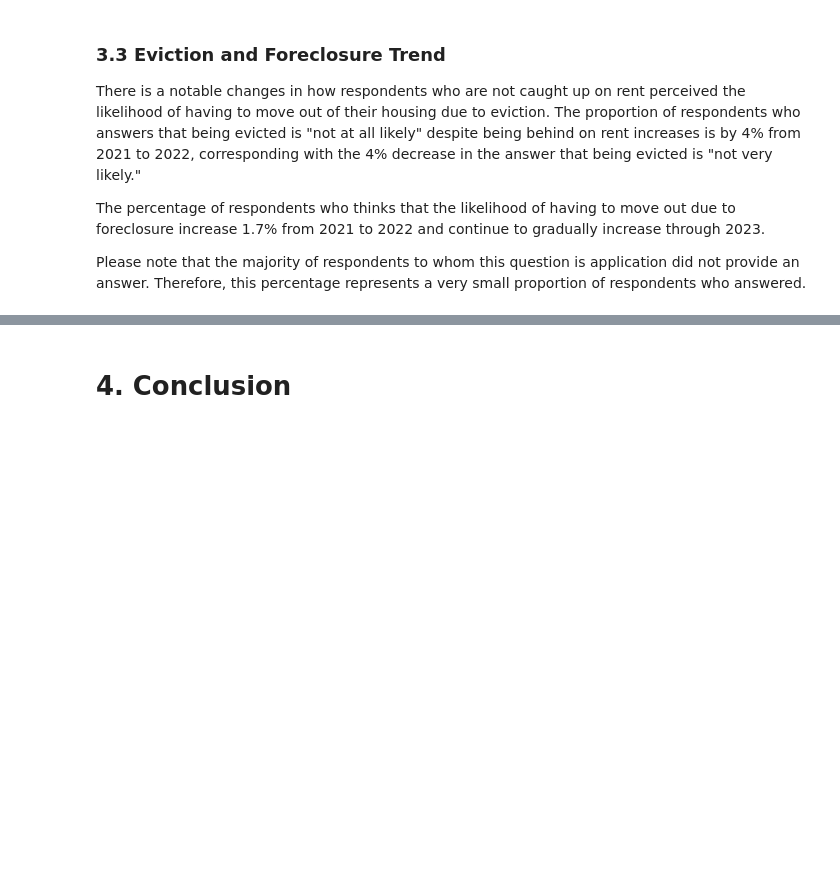
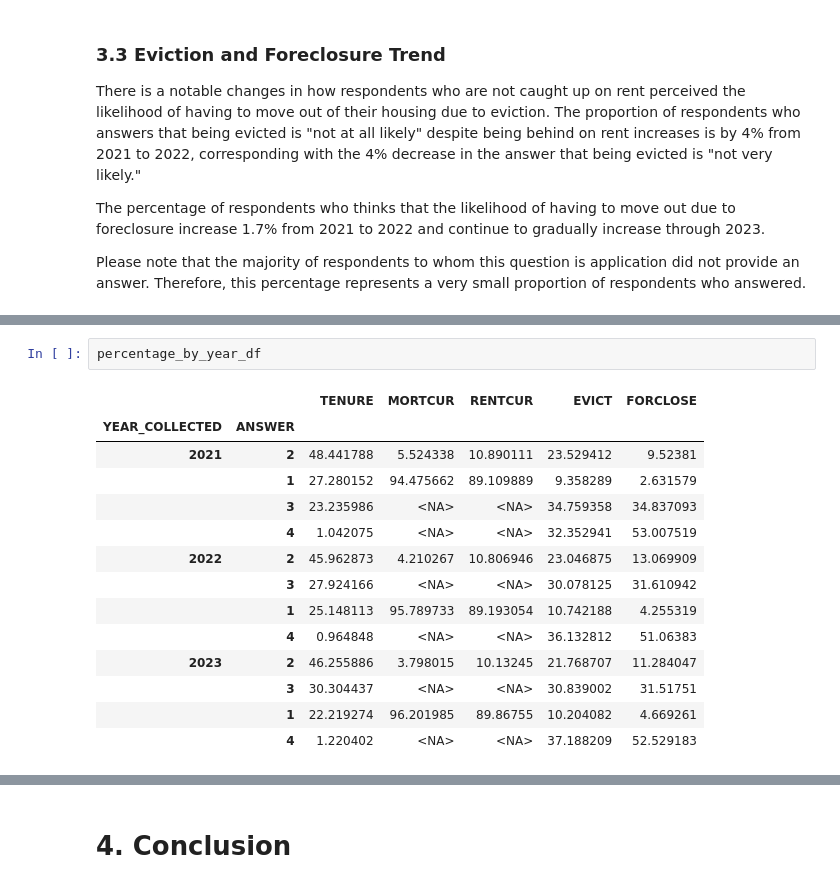
Before and after one commit to BU-Spark/ds-bcc-tania-fernandes-d7, a Jupyter notebook: fa24-team-b/housing/notebooks/pulse-survey.ipynb, the cells around one changed output, grey strips where cells are left out. Drawn from its saved outputs; the diff is of its cells as text; blank space fills up the shorter version.

```diff
--- a/fa24-team-b/housing/notebooks/pulse-survey.ipynb
+++ b/fa24-team-b/housing/notebooks/pulse-survey.ipynb
@@ -583,0 +568,17 @@ plt.show()
+# %%
+percentage_by_year_df
+# %% [output]
+|  |  | TENURE | MORTCUR | RENTCUR | EVICT | FORCLOSE |
+| YEAR_COLLECTED | ANSWER |  |  |  |  |  |
+| 2021 | 2 | 48.441788 | 5.524338 | 10.890111 | 23.529412 | 9.52381 |
+|  | 1 | 27.280152 | 94.475662 | 89.109889 | 9.358289 | 2.631579 |
+|  | 3 | 23.235986 | <NA> | <NA> | 34.759358 | 34.837093 |
+|  | 4 | 1.042075 | <NA> | <NA> | 32.352941 | 53.007519 |
+| 2022 | 2 | 45.962873 | 4.210267 | 10.806946 | 23.046875 | 13.069909 |
+|  | 3 | 27.924166 | <NA> | <NA> | 30.078125 | 31.610942 |
+|  | 1 | 25.148113 | 95.789733 | 89.193054 | 10.742188 | 4.255319 |
+|  | 4 | 0.964848 | <NA> | <NA> | 36.132812 | 51.06383 |
+| 2023 | 2 | 46.255886 | 3.798015 | 10.13245 | 21.768707 | 11.284047 |
+|  | 3 | 30.304437 | <NA> | <NA> | 30.839002 | 31.51751 |
+|  | 1 | 22.219274 | 96.201985 | 89.86755 | 10.204082 | 4.669261 |
+|  | 4 | 1.220402 | <NA> | <NA> | 37.188209 | 52.529183 |
```
Also changed, not shown: parts of 17 cells of this notebook.
